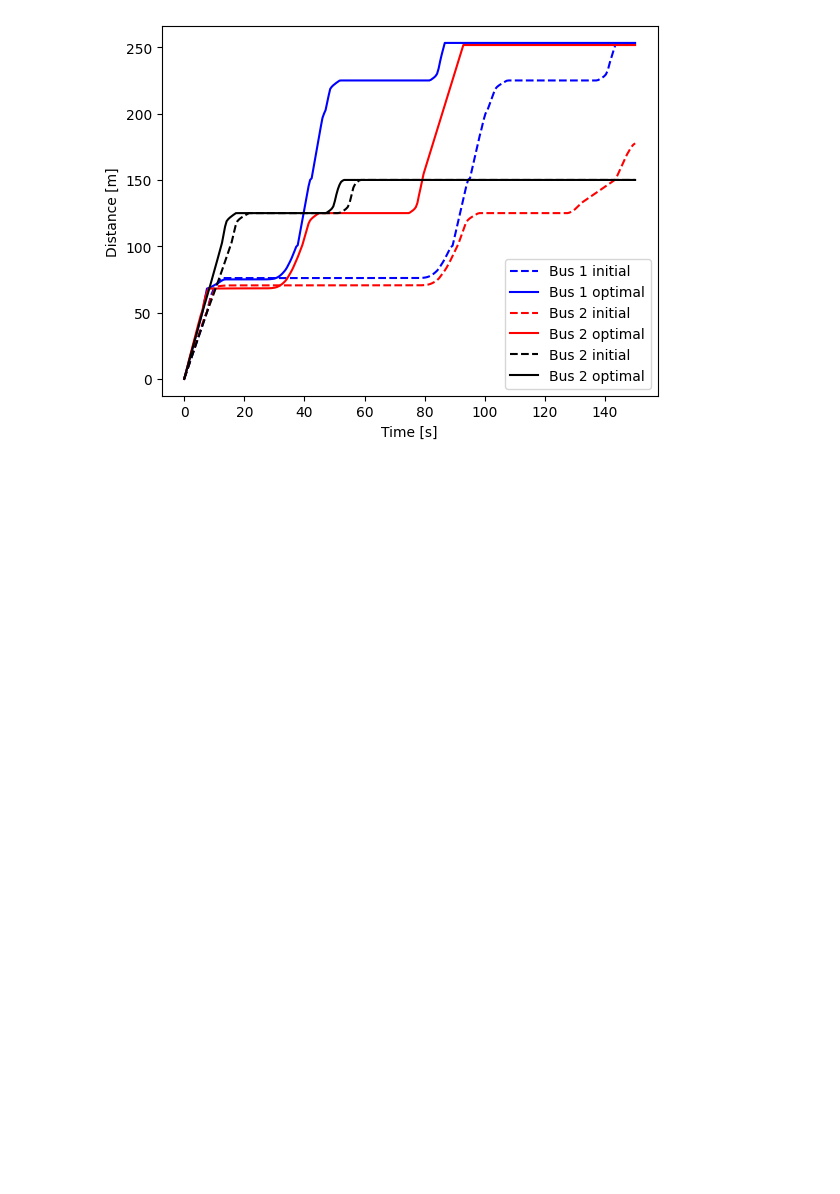
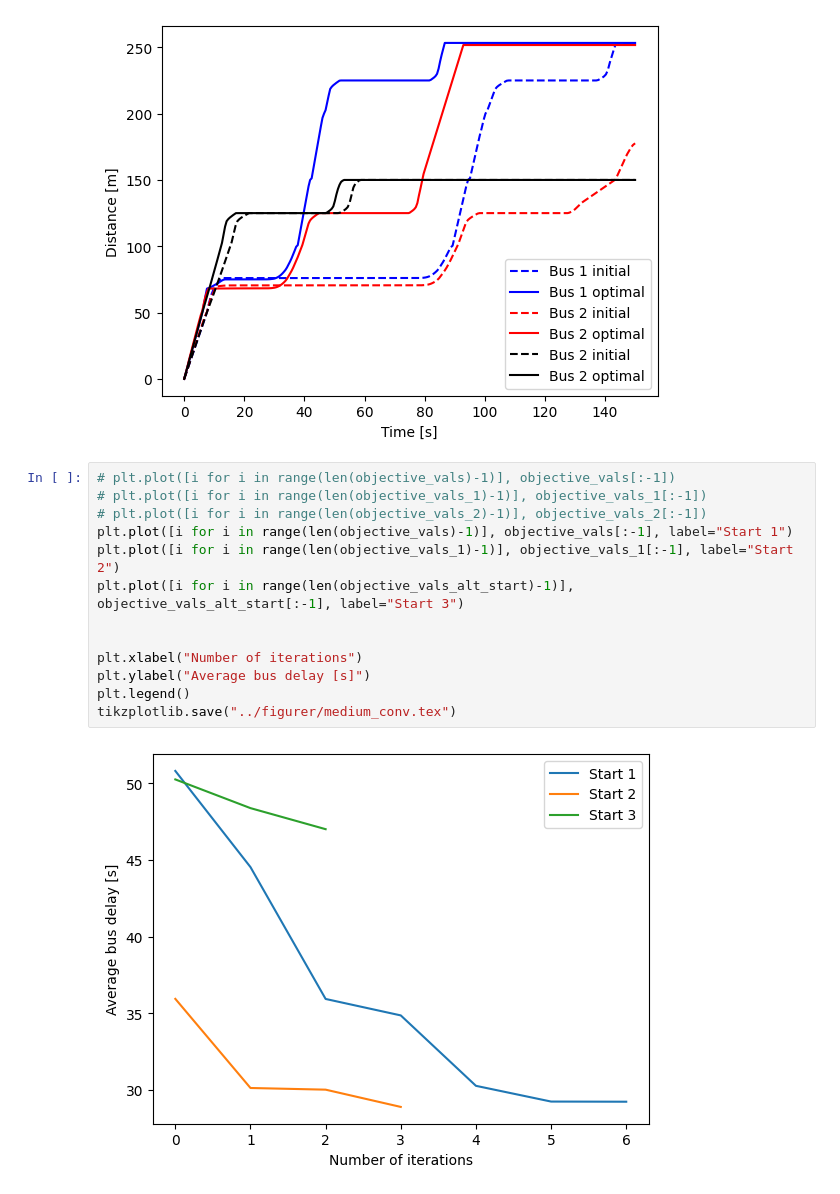
Before and after one commit to TorjeiHelset/master_project, a Jupyter notebook: generate_plots_from_optimal/medium_complex.ipynb, the cells around one changed output. Saved outputs shown, nothing was run; the diff lists cells and outputs as text; blank space fills up the shorter version.

```diff
--- a/generate_plots_from_optimal/medium_complex.ipynb
+++ b/generate_plots_from_optimal/medium_complex.ipynb
@@ -92,4 +133,19 @@ plt.legend()
 tikzplotlib.save("../figurer/medium_complex_dist.tex")
 # %% [output]
 [figure]
+# %%
+# plt.plot([i for i in range(len(objective_vals)-1)], objective_vals[:-1])
+# plt.plot([i for i in range(len(objective_vals_1)-1)], objective_vals_1[:-1])
+# plt.plot([i for i in range(len(objective_vals_2)-1)], objective_vals_2[:-1])
+plt.plot([i for i in range(len(objective_vals)-1)], objective_vals[:-1], label="Start 1")
+plt.plot([i for i in range(len(objective_vals_1)-1)], objective_vals_1[:-1], label="Start 2")
+plt.plot([i for i in range(len(objective_vals_alt_start)-1)], objective_vals_alt_start[:-1], label="Start 3")
+
+
+plt.xlabel("Number of iterations")
+plt.ylabel("Average bus delay [s]")
+plt.legend()
+tikzplotlib.save("../figurer/medium_conv.tex")
+# %% [output]
+[figure, added]
 # %%
```
Also changed, not shown: parts of 10 cells of this notebook, 18 other files.
